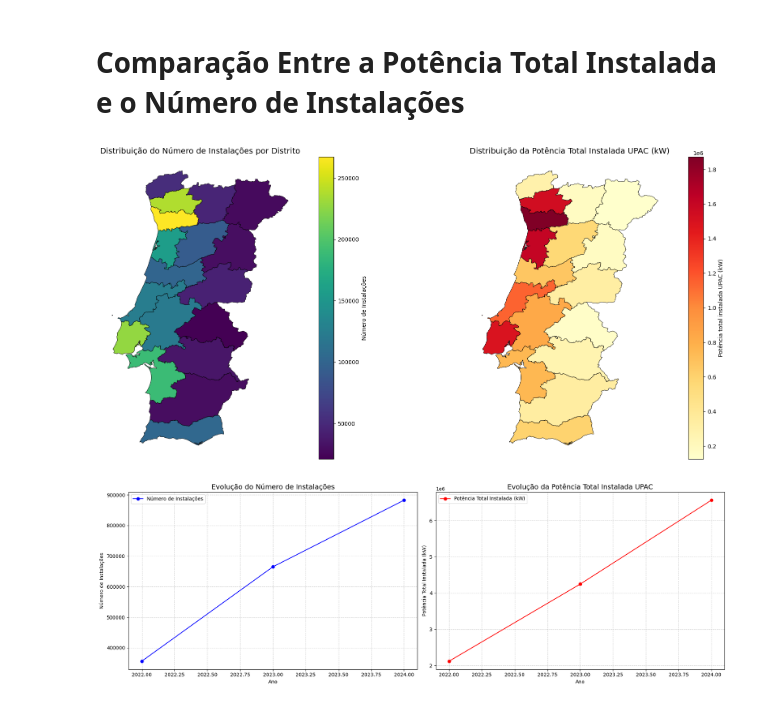
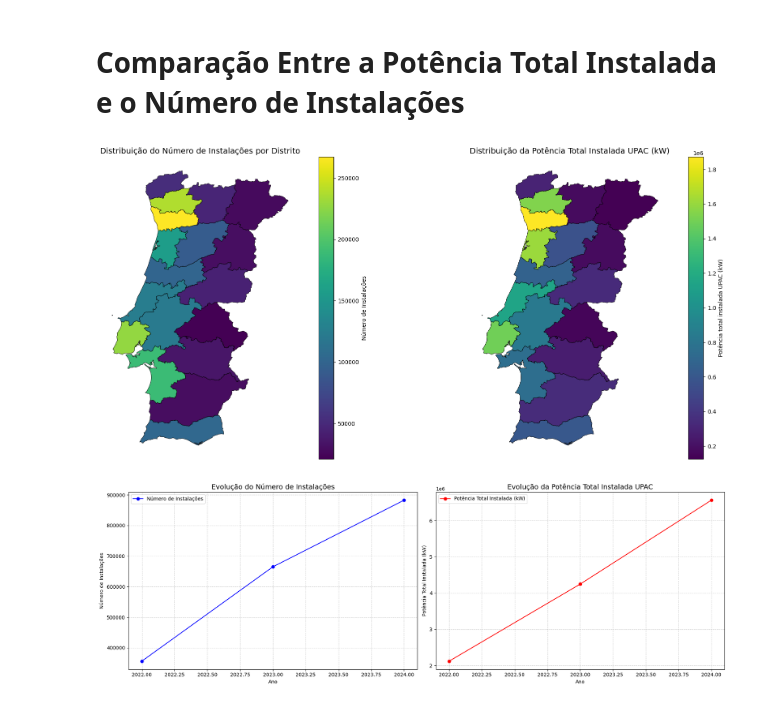
Before and after one commit to leonorsr/E-Redes, a Jupyter notebook: e-redes_autoconsumo.ipynb, the cells around one changed output. Cells and saved outputs as stored; diff of their text form; code cells hidden in the pictures.

```diff
--- a/e-redes_autoconsumo.ipynb
+++ b/e-redes_autoconsumo.ipynb
@@ -432,35 +432,35 @@ mapa_pt = mapa_pt.merge(tabela_instalacoes, on='Distrito', how='left')
 # Criar figura com dois subgráficos lado a lado
 fig, axes = plt.subplots(1, 2, figsize=(20, 8))
 
 # Mapa 1: Número de instalações por distrito
 mapa_pt.plot(column='Número de instalacões',
              cmap='viridis',
              edgecolor='black',
              linewidth=0.6,
              legend=True,
              ax=axes[0],
              legend_kwds={'label': "Número de Instalações", 'orientation': "vertical"})
 axes[0].set_title("Distribuição do Número de Instalações por Distrito", fontsize=14)
 axes[0].set_axis_off()
 
 # Mapa 2: Potência total instalada (kW) por distrito
 mapa_pt.plot(column='Potência total instalada UPAC (kW)',
-             cmap='YlOrRd',
+             cmap='viridis',
              edgecolor='black',
              linewidth=0.6,
              legend=True,
              ax=axes[1],
              legend_kwds={'label': "Potência total instalada UPAC (kW)", 'orientation': "vertical"})
 axes[1].set_title("Distribuição da Potência Total Instalada UPAC (kW)", fontsize=14)
 axes[1].set_axis_off()
 
 # Ajustar espaçamento entre os gráficos
 plt.tight_layout()
 
 # Exibir os mapas lado a lado
 plt.show()
 # %% [output]
-[figure, old version]
+[figure, new version]
 # %%
 # Carregar o arquivo CSV
 dados = pd.read_csv('./data/e-redes_autoconsumo.csv', sep=';')
```
Also changed, not shown: 3 other files.
